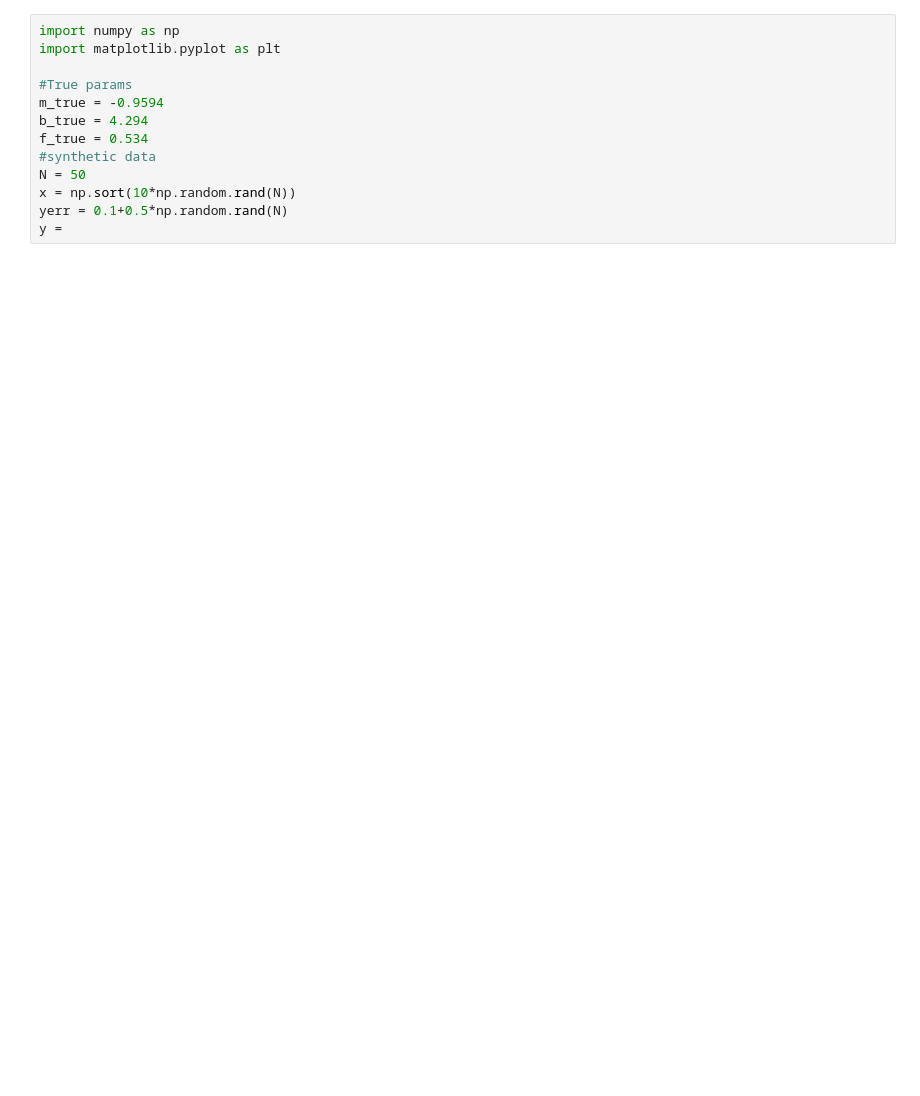
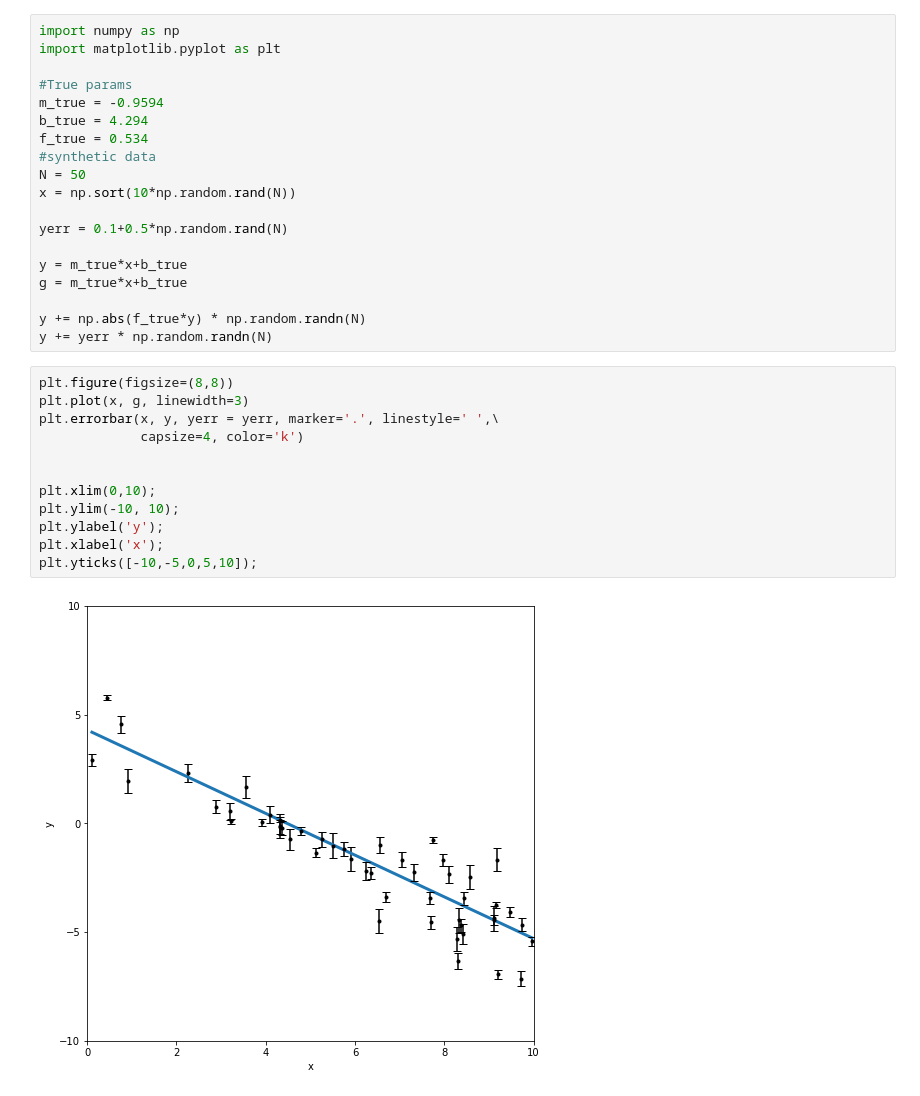
Before and after one commit to Caradryan/Example-Fitting-a-Model-to-Data, a Jupyter notebook: Example_fitting.ipynb, the cells around one changed output. Saved outputs shown, nothing was run; the diff lists cells and outputs as text; blank space fills up the shorter version.

```diff
--- a/Example_fitting.ipynb
+++ b/Example_fitting.ipynb
@@ -9,5 +9,25 @@ f_true = 0.534
 #synthetic data
 N = 50
 x = np.sort(10*np.random.rand(N))
+
 yerr = 0.1+0.5*np.random.rand(N)
-y =
+
+y = m_true*x+b_true
+g = m_true*x+b_true
+
+y += np.abs(f_true*y) * np.random.randn(N)
+y += yerr * np.random.randn(N)
+# %%
+plt.figure(figsize=(8,8))
+plt.plot(x, g, linewidth=3)
+plt.errorbar(x, y, yerr = yerr, marker='.', linestyle=' ',\
+             capsize=4, color='k')
+
+
+plt.xlim(0,10);
+plt.ylim(-10, 10);
+plt.ylabel('y');
+plt.xlabel('x');
+plt.yticks([-10,-5,0,5,10]);
+# %% [output]
+[figure, added]
```
Also changed, not shown: parts of 6 cells of this notebook.
